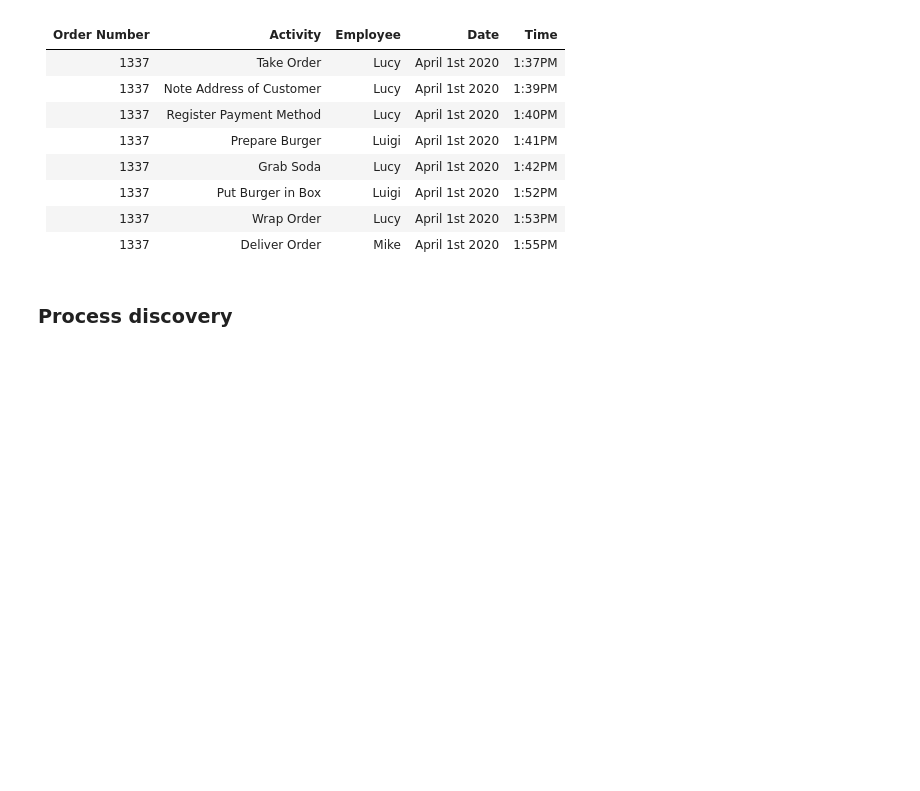
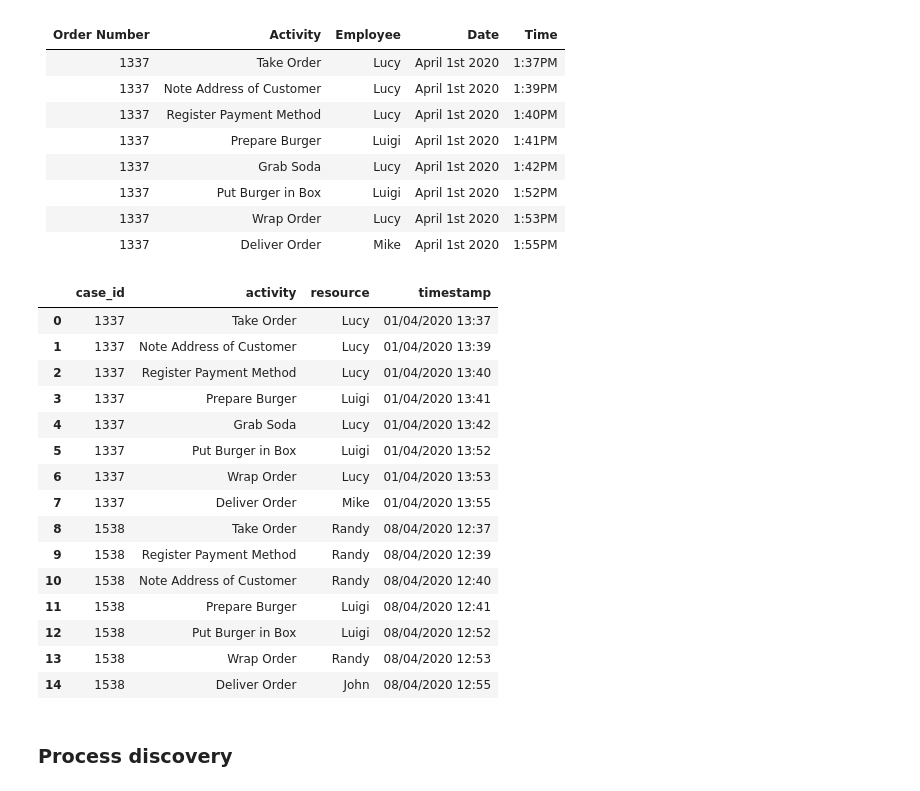
Before and after one commit to EMbeDS-education/StatsAndComputing20212022, a Jupyter notebook: PDA/jupyter/jupyterNotebooks/M2_03ProcessMining.ipynb, the cells around one changed output. Drawn from its saved outputs; the diff is of its cells as text; code cells hidden in the pictures; blank space fills up the shorter version.

```diff
--- a/PDA/jupyter/jupyterNotebooks/M2_03ProcessMining.ipynb
+++ b/PDA/jupyter/jupyterNotebooks/M2_03ProcessMining.ipynb
@@ -177,6 +177,27 @@ This is an excerpt of the event log of the burger restaurant focusing on Andrea'
                                     </tr>
                                     </tbody>
                                 </table>
+# %%
+import pandas as pd
+burgers_log=pd.read_csv("burgers.csv")
+burgers_log
+# %% [output]
+|  | case_id | activity | resource | timestamp |
+| 0 | 1337 | Take Order | Lucy | 01/04/2020 13:37 |
+| 1 | 1337 | Note Address of Customer | Lucy | 01/04/2020 13:39 |
+| 2 | 1337 | Register Payment Method | Lucy | 01/04/2020 13:40 |
+| 3 | 1337 | Prepare Burger | Luigi | 01/04/2020 13:41 |
+| 4 | 1337 | Grab Soda | Lucy | 01/04/2020 13:42 |
+| 5 | 1337 | Put Burger in Box | Luigi | 01/04/2020 13:52 |
+| 6 | 1337 | Wrap Order | Lucy | 01/04/2020 13:53 |
+| 7 | 1337 | Deliver Order | Mike | 01/04/2020 13:55 |
+| 8 | 1538 | Take Order | Randy | 08/04/2020 12:37 |
+| 9 | 1538 | Register Payment Method | Randy | 08/04/2020 12:39 |
+| 10 | 1538 | Note Address of Customer | Randy | 08/04/2020 12:40 |
+| 11 | 1538 | Prepare Burger | Luigi | 08/04/2020 12:41 |
+| 12 | 1538 | Put Burger in Box | Luigi | 08/04/2020 12:52 |
+| 13 | 1538 | Wrap Order | Randy | 08/04/2020 12:53 |
+| 14 | 1538 | Deliver Order | John | 08/04/2020 12:55 |
 # %% [markdown]
 ### Process discovery
 # %% [markdown]
```
Also changed, not shown: parts of 1 cell of this notebook, 1 other file.
